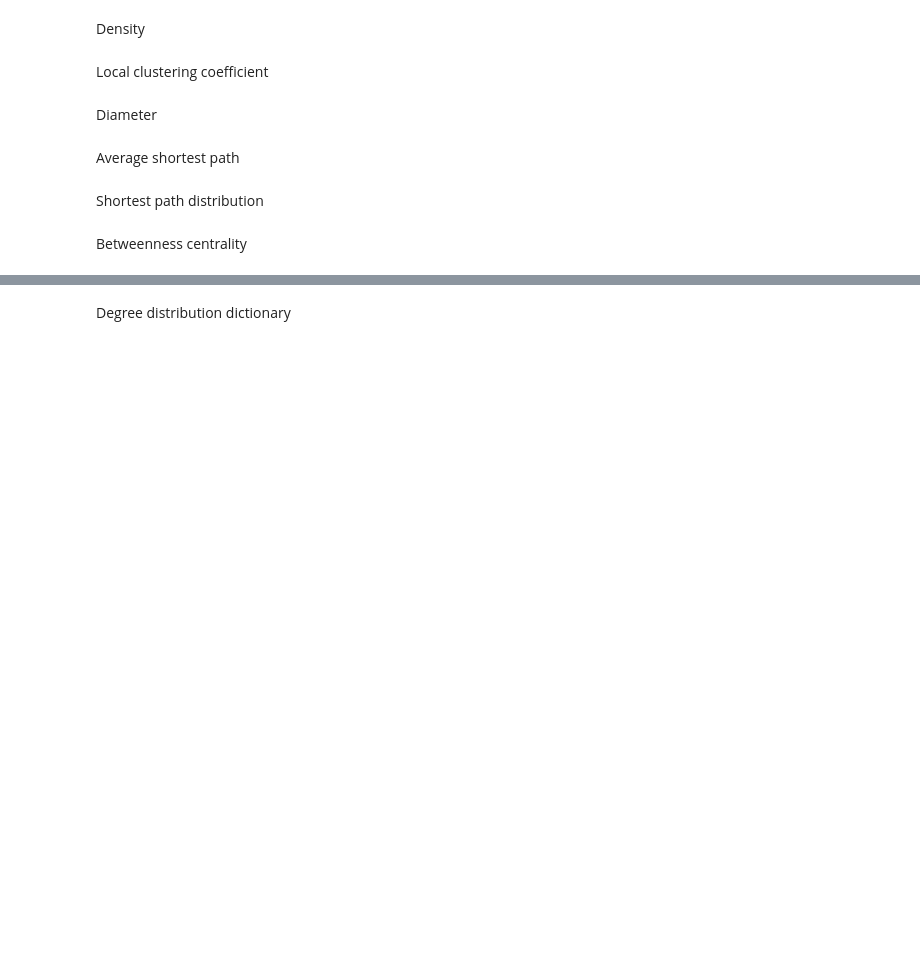
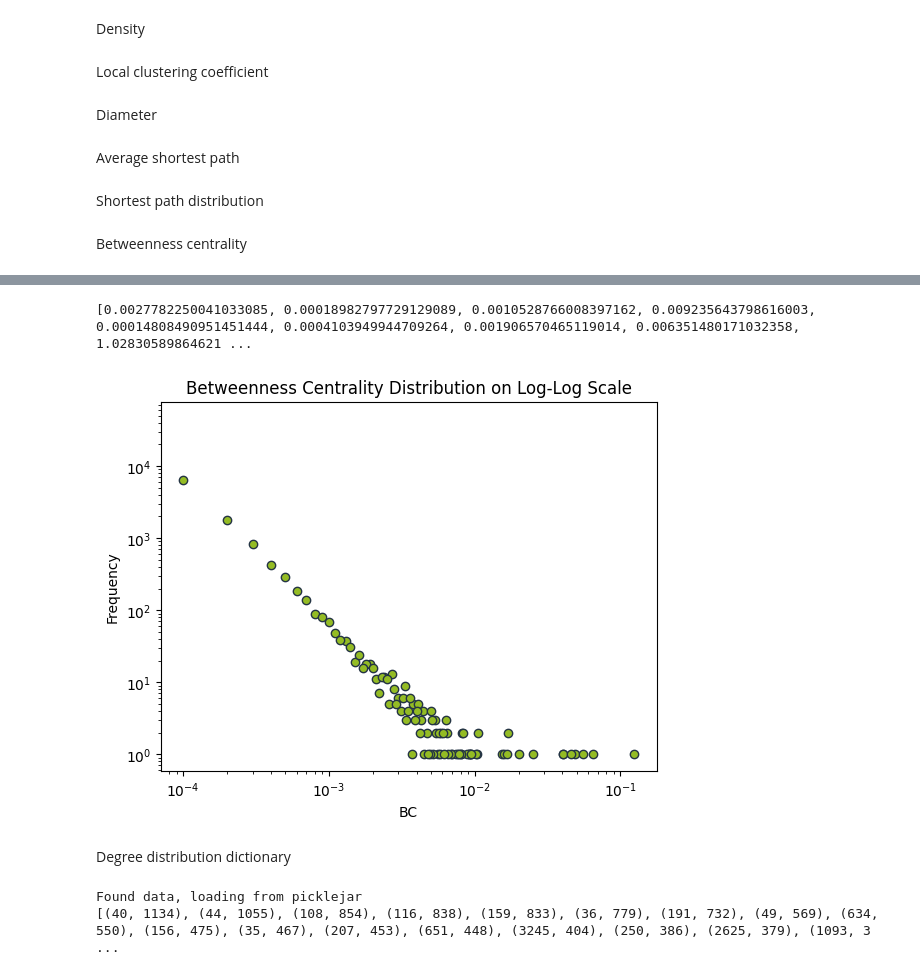
Before and after one commit to NetworkGang/NA-Project, a Jupyter notebook: src/EDA.ipynb, the cells around one changed output, grey strips where cells are left out. Cells and saved outputs as stored; diff of their text form; code cells hidden in the pictures; blank space fills up the shorter version.

Commit message:
plot for betwenness

```diff
--- a/src/EDA.ipynb
+++ b/src/EDA.ipynb
@@ -235,3 +268,28 @@ plt.show()
+# %%
+lists = sorted(betweenness_centrality.items()) # sorted by key, return a list of tuples
+#print(lists)
+between_values = list(betweenness_centrality.values())
+between_val = []
+print(between_values)
+for item in between_values:
+    item = round(item, 4)
+    between_val.append(item)
+print(between_val)
+values_count = Counter(between_val)
+between, frequency = zip(*values_count.items())
+
+plt.scatter(between, frequency, c=green, edgecolors = navy)
+# Set the x and y axis to log scale
+plt.xscale('log')
+plt.yscale('log')
+
+plt.xlabel('BC')
+plt.ylabel('Frequency')
+plt.title('Betweenness Centrality Distribution on Log-Log Scale')
+plt.savefig(plot_path + 'betwenness.png')
+# %% [output]
+[0.0027782250041033085, 0.00018982797729129089, 0.0010528766008397162, 0.009235643798616003, 0.00014808490951451444, 0.0004103949944709264, 0.001906570465119014, 0.006351480171032358, 1.02830589864621 ...
+[figure, added]
 # %% [markdown]
 Degree distribution dictionary
 # %%
@@ -242,3 +300,6 @@ def sorted_degree():
 
 sorted_degree = pickle(sorted_degree)
 print(sorted_degree)
+# %% [output]
+Found data, loading from picklejar
+[(40, 1134), (44, 1055), (108, 854), (116, 838), (159, 833), (36, 779), (191, 732), (49, 569), (634, 550), (156, 475), (35, 467), (207, 453), (651, 448), (3245, 404), (250, 386), (2625, 379), (1093, 3 ...
```
Also changed, not shown: parts of 6 cells of this notebook, 1 other file.
